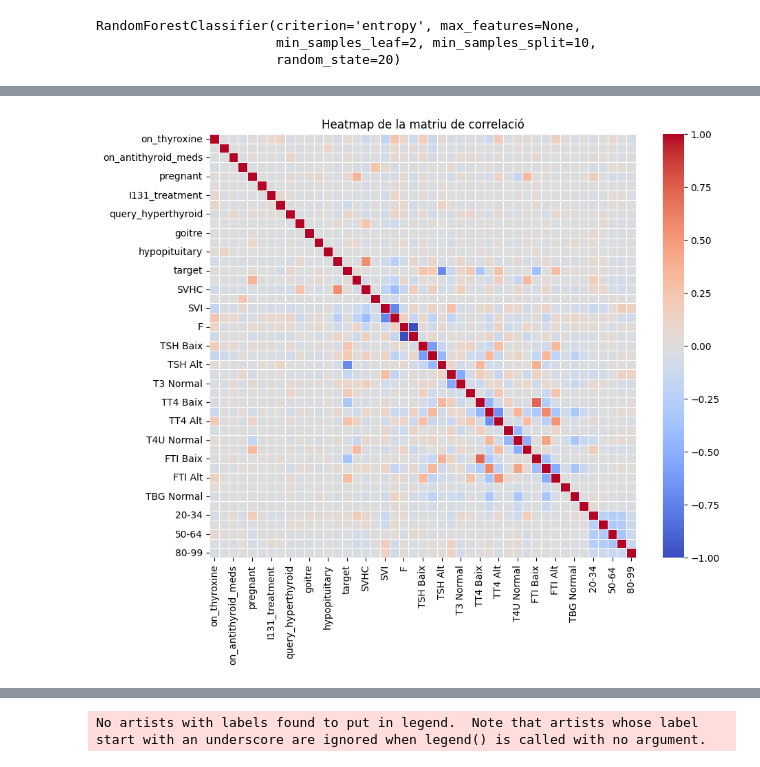
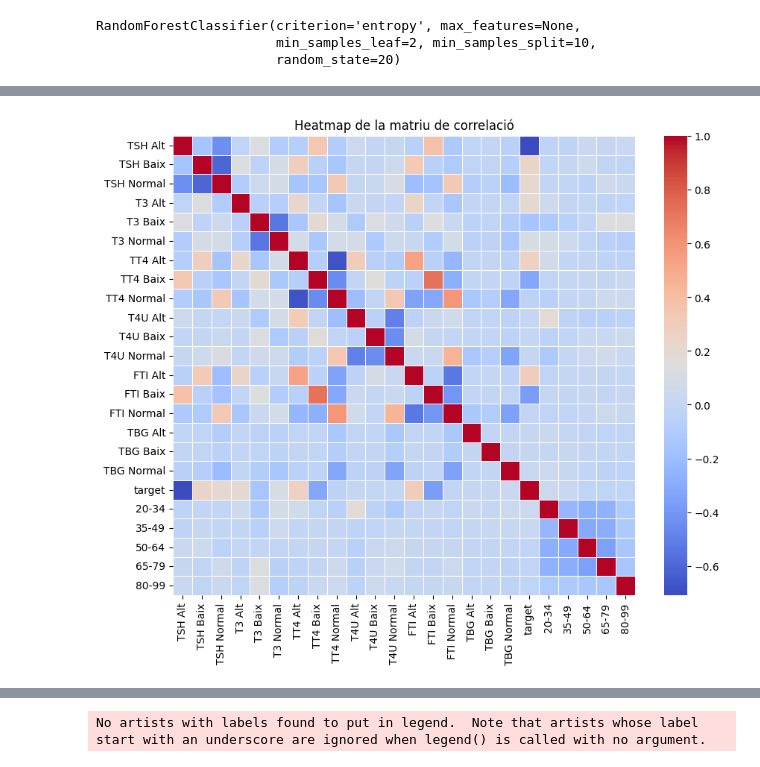
Before and after one commit to NIU1668072/ThyroidDiseaseClassification, a Jupyter notebook: thyroid.ipynb, the cells around one changed output, grey strips where cells are left out. Drawn from its saved outputs; the diff is of its cells as text; code cells hidden in the pictures.

Commit message:
Selected_features_df_intervals, gràfiques, informe: acabar preprocessing i models entrenats

```diff
--- a/thyroid.ipynb
+++ b/thyroid.ipynb
@@ -249,7 +251,7 @@ True
 df.drop(mesures,axis='columns',inplace=True)
 # %%
 df_fill_na = df.copy()
-valors_maxims_normals = [40,6,150,1.3,165,39]
+valors_maxims_normals = [5.6,6,150,1.3,165,39]
 for i,j in zip(valors,valors_maxims_normals):
     df_fill_na[i]/=j
 df_fill_na.head(10)
@@ -420,16 +449,18 @@ ax.grid()
 # %%
-from sklearn.ensemble import RandomForestClassifier
+from sklearn.ensemble import GradientBoostingClassifier
 from sklearn.metrics import f1_score, accuracy_score
 from sklearn.metrics import confusion_matrix
 
-X_train, X_val, y_train, y_val = train_test_split(X_train_val_fillna, y_train_val_fillna, test_size=0.2, random_state=42)
-ovo_model = RandomForestClassifier()
-ovo_model.fit(X_train, y_train)
-y_pred = ovo_model.predict(X_val)
+X_train, X_val, y_train, y_val = train_test_split(X_train_val_fillna, y_train_val_fillna, test_size=0.2, random_state=0)
+model = GradientBoostingClassifier(random_state=42)
+model.fit(X_train, y_train)
+y_pred_train = model.predict(X_train)
+y_pred = model.predict(X_val)
 
 cm = confusion_matrix(y_val, y_pred)
 
 print(f1_score(y_val,y_pred,average='macro'))
 print(accuracy_score(y_val,y_pred))
 print("Matriu de confusió:\n", cm)
+print("Train:",f1_score(y_train,y_pred_train,average='macro'))
 # %% [output]
@@ -771,7 +817,7 @@ intervals=[[0.26,5.6],
             [60,150],
             [0.7,1.3],
             [60,165],
-            [13,39],
+            [13,39]
 ]
 df_intervals = passar_a_intervals(df.copy(),valors,intervals)
 
@@ -802,13 +840,18 @@ df_intervals = pd.concat([df_intervals, dummies_sex], axis=1)
 
 df_intervals = df_intervals.drop(['age','Grup_Edat'], axis="columns")
 # %%
-correlation_matrix = df_intervals.corr(method='pearson', min_periods=1, numeric_only=False)
+vars = [[f'{i} Alt',f'{i} Baix',f'{i} Normal'] for i in valors]
+vars = [j for a in vars for j in a]
+df_cleared = df_intervals[vars+['target']+labels[1:]]
+correlation_matrix = df_cleared.corr(method='pearson', min_periods=1, numeric_only=False)
+
 plt.figure(figsize=(10, 8))
 sns.heatmap(correlation_matrix, annot=False, cmap='coolwarm', linewidths=0.5)
 plt.title('Heatmap de la matriu de correlació')
+plt.savefig('correlation_matrix_atributs_df_intervals.pdf')
 plt.show()
 # %% [output]
-[figure, old version]
+[figure, new version]
 # %%
 attributes = [k for k in df_intervals.keys() if k!= target_att]
 X = df_intervals[attributes]
```
Also changed, not shown: parts of 37 cells of this notebook, 46 other files.
